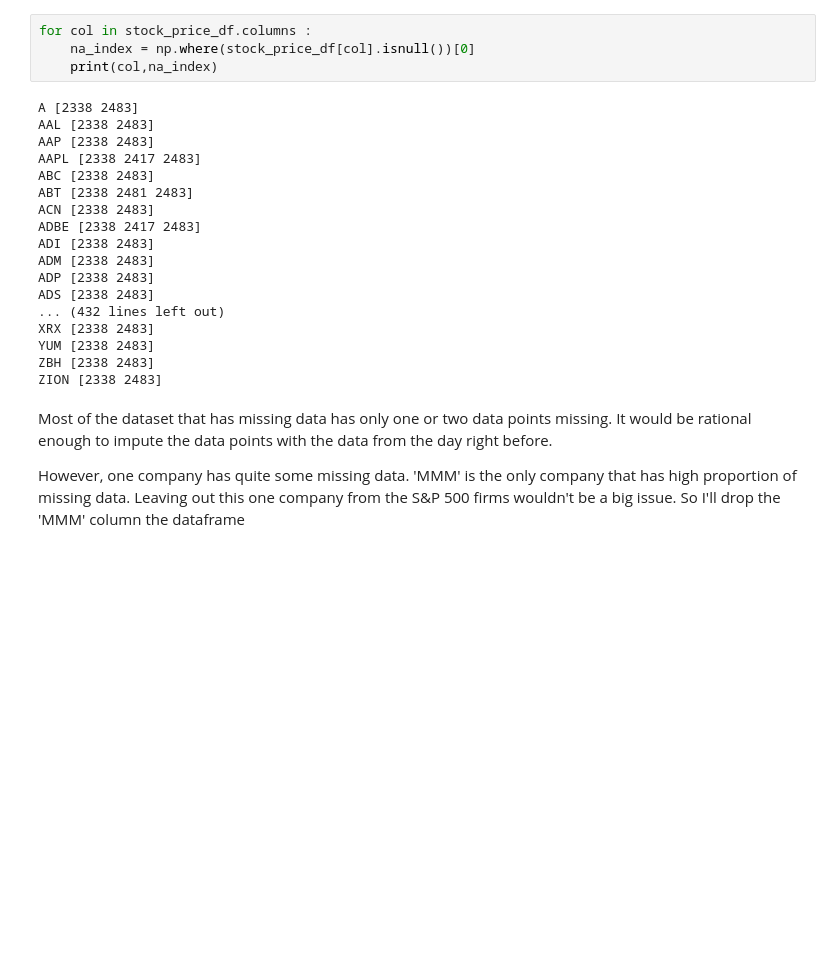
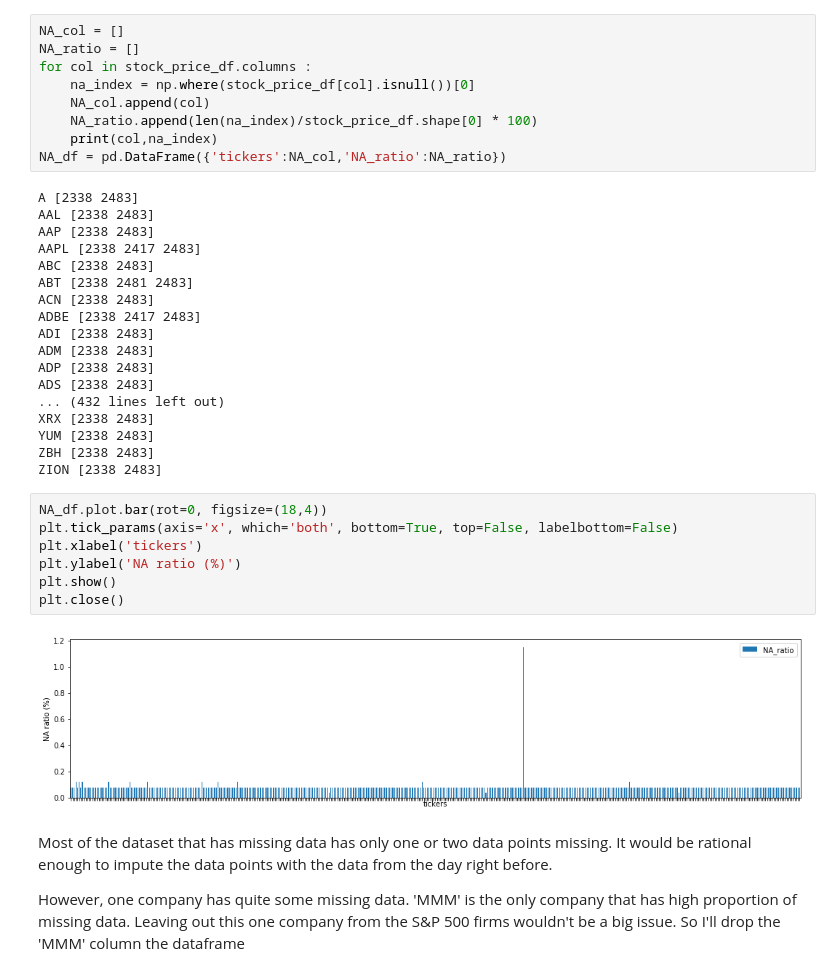
Before and after one commit to imhgchoi/ARIMA-LSTM-hybrid-corrcoef-predict, a Jupyter notebook: DATA_PREPROCESSING.ipynb, the cells around one changed output. Cells and saved outputs as stored; diff of their text form; blank space fills up the shorter version.

```diff
--- a/DATA_PREPROCESSING.ipynb
+++ b/DATA_PREPROCESSING.ipynb
@@ -69,9 +69,14 @@ Date                                                  ...
 # %% [markdown]
 # Dealing with Missing Data
 # %%
+NA_col = []
+NA_ratio = []
 for col in stock_price_df.columns :
     na_index = np.where(stock_price_df[col].isnull())[0]
+    NA_col.append(col)
+    NA_ratio.append(len(na_index)/stock_price_df.shape[0] * 100)
     print(col,na_index)
+NA_df = pd.DataFrame({'tickers':NA_col,'NA_ratio':NA_ratio})
 # %% [output]
 A [2338 2483]
 AAL [2338 2483]
@@ -90,6 +95,15 @@ XRX [2338 2483]
 YUM [2338 2483]
 ZBH [2338 2483]
 ZION [2338 2483]
+# %%
+NA_df.plot.bar(rot=0, figsize=(18,4))
+plt.tick_params(axis='x', which='both', bottom=True, top=False, labelbottom=False)
+plt.xlabel('tickers')
+plt.ylabel('NA ratio (%)')
+plt.show()
+plt.close()
+# %% [output]
+[figure, added]
 # %% [markdown]
 Most of the dataset that has missing data has only one or two data points missing. It would be rational enough to impute the data points with the data from the day right before.
 
```
Also changed, not shown: parts of 5 cells of this notebook, 1 other file.
